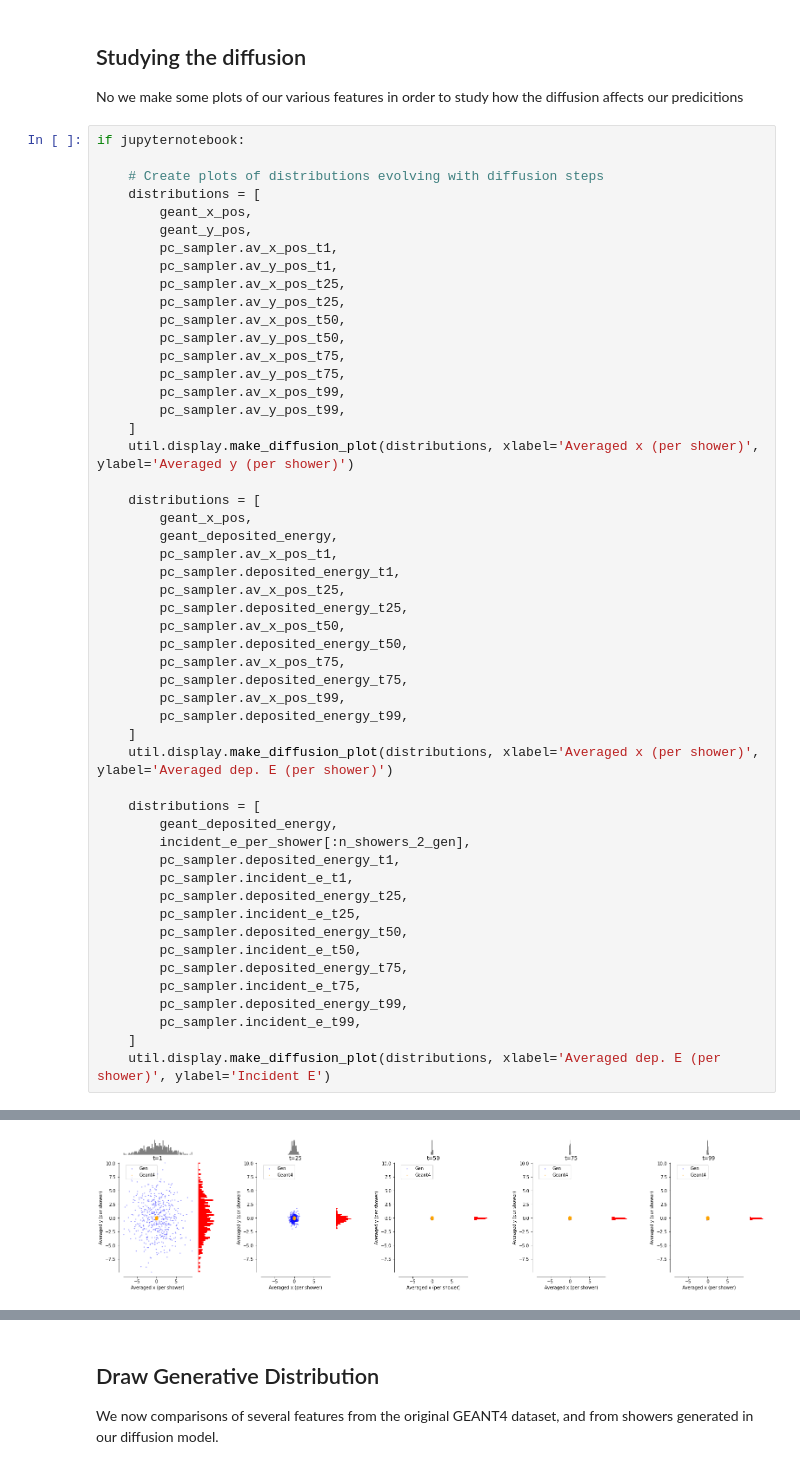
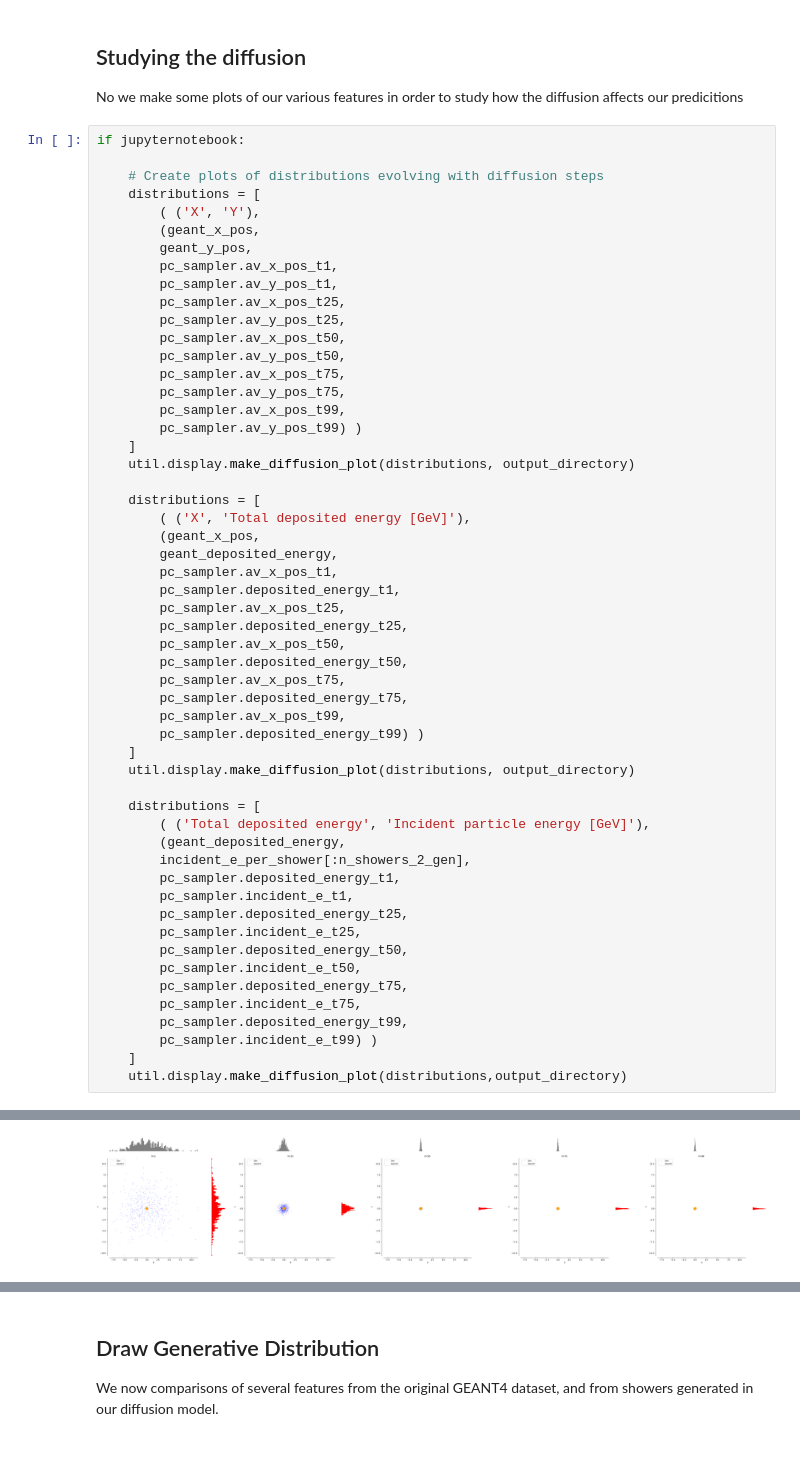
Before and after one commit to vincentchen566/tdsm_encoder, a Jupyter notebook: tdsm_encoder.ipynb, the cells around one changed output, grey strips where cells are left out. Drawn from its saved outputs; the diff is of its cells as text.

```diff
--- a/tdsm_encoder.ipynb
+++ b/tdsm_encoder.ipynb
@@ -620,7 +694,8 @@ if jupyternotebook:
 
     # Create plots of distributions evolving with diffusion steps
     distributions = [
-        geant_x_pos,
+        ( ('X', 'Y'),
+        (geant_x_pos,
         geant_y_pos,
         pc_sampler.av_x_pos_t1,
         pc_sampler.av_y_pos_t1,
@@ -631,12 +706,13 @@ if jupyternotebook:
         pc_sampler.av_x_pos_t75,
         pc_sampler.av_y_pos_t75,
         pc_sampler.av_x_pos_t99,
-        pc_sampler.av_y_pos_t99,
+        pc_sampler.av_y_pos_t99) )
     ]
-    util.display.make_diffusion_plot(distributions, xlabel='Averaged x (per shower)', ylabel='Averaged y (per shower)')
+    util.display.make_diffusion_plot(distributions, output_directory)
 
     distributions = [
-        geant_x_pos,
+        ( ('X', 'Total deposited energy [GeV]'),
+        (geant_x_pos,
         geant_deposited_energy,
         pc_sampler.av_x_pos_t1,
         pc_sampler.deposited_energy_t1,
@@ -647,12 +723,13 @@ if jupyternotebook:
         pc_sampler.av_x_pos_t75,
         pc_sampler.deposited_energy_t75,
         pc_sampler.av_x_pos_t99,
-        pc_sampler.deposited_energy_t99,
+        pc_sampler.deposited_energy_t99) )
     ]
-    util.display.make_diffusion_plot(distributions, xlabel='Averaged x (per shower)', ylabel='Averaged dep. E (per shower)')
+    util.display.make_diffusion_plot(distributions, output_directory)
 
     distributions = [
-        geant_deposited_energy,
+        ( ('Total deposited energy', 'Incident particle energy [GeV]'),
+        (geant_deposited_energy,
         incident_e_per_shower[:n_showers_2_gen],
         pc_sampler.deposited_energy_t1,
         pc_sampler.incident_e_t1,
@@ -663,7 +740,7 @@ if jupyternotebook:
         pc_sampler.deposited_energy_t75,
         pc_sampler.incident_e_t75,
         pc_sampler.deposited_energy_t99,
-        pc_sampler.incident_e_t99,
+        pc_sampler.incident_e_t99) )
     ]
-    util.display.make_diffusion_plot(distributions, xlabel='Averaged dep. E (per shower)', ylabel='Incident E')
+    util.display.make_diffusion_plot(distributions,output_directory)
 # %% [output]
@@ -670 +765 @@ if jupyternotebook:
-[figure, old version]
+[figure, new version]
```
Also changed, not shown: parts of 3 cells of this notebook.
